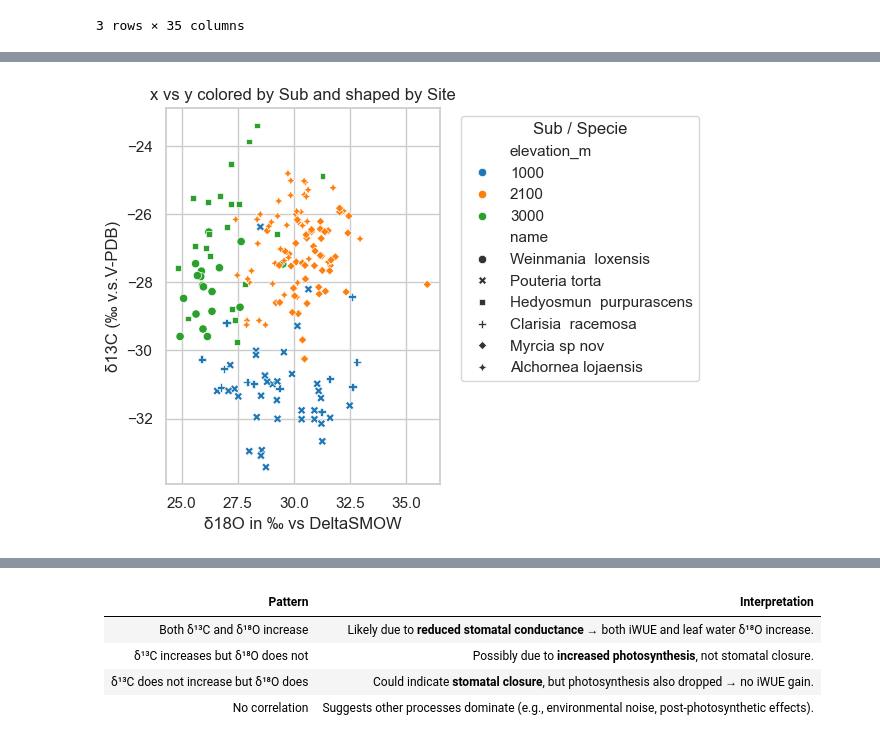
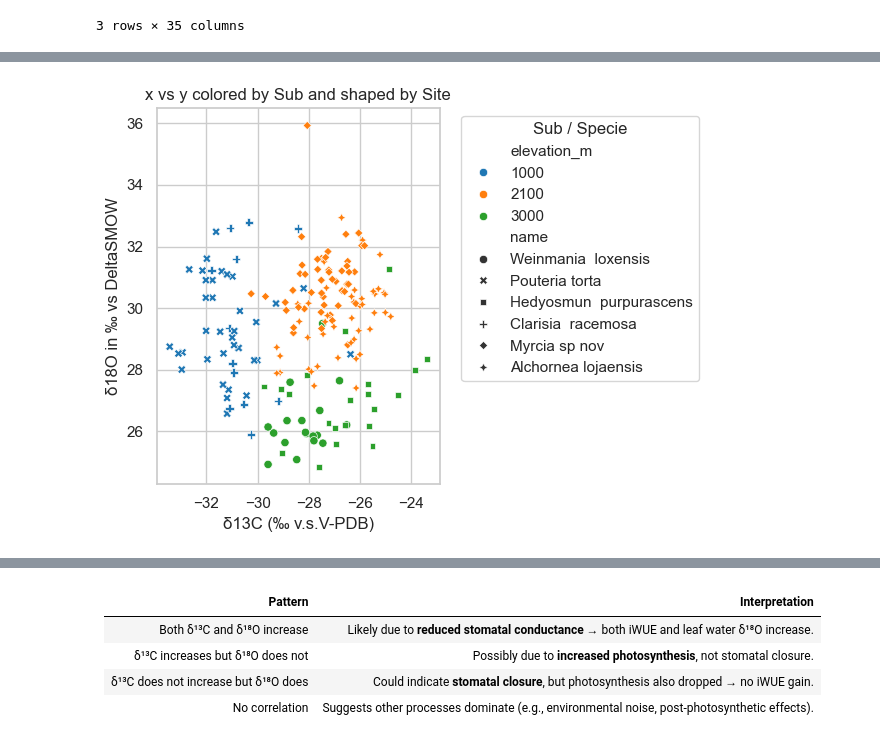
Before and after one commit to ajchavez94/NUMEX_preliminar, a Jupyter notebook: Preliminar.ipynb, the cells around one changed output, grey strips where cells are left out. Saved outputs shown, nothing was run; the diff lists cells and outputs as text; code cells hidden in the pictures.

```diff
--- a/Preliminar.ipynb
+++ b/Preliminar.ipynb
@@ -90,6 +90,7 @@ data.head(3)
 3 rows × 35 columns
 # %%
 data.info()
+data["13dC/18dO"] = data[ "δ13C (‰ v.s.V-PDB)"]/data["δ18O in ‰ vs DeltaSMOW"]
 # %% [output]
 <class 'pandas.core.frame.DataFrame'>
 Int64Index: 182 entries, 0 to 181
@@ -335,17 +392,17 @@ plt.show()
 # %%
 # Example assuming SLA is your DataFrame
 sns.scatterplot(
     data=data,
-    x=v6,
-    y=v7,
+    x=vp3,
+    y=vp4,
     hue="elevation_m",    # color by Sub
     style="name", # marker shape by Site
     palette="tab10"  # optional: set color palette
 )
 
 plt.title("x vs y colored by Sub and shaped by Site")
 plt.legend(title="Sub / Specie", bbox_to_anchor=(1.05, 1), loc='upper left')
 plt.tight_layout()
 plt.show()
 # %% [output]
-[figure, old version]
+[figure, new version]
```
Also changed, not shown: parts of 16 cells of this notebook, 3 other files.
